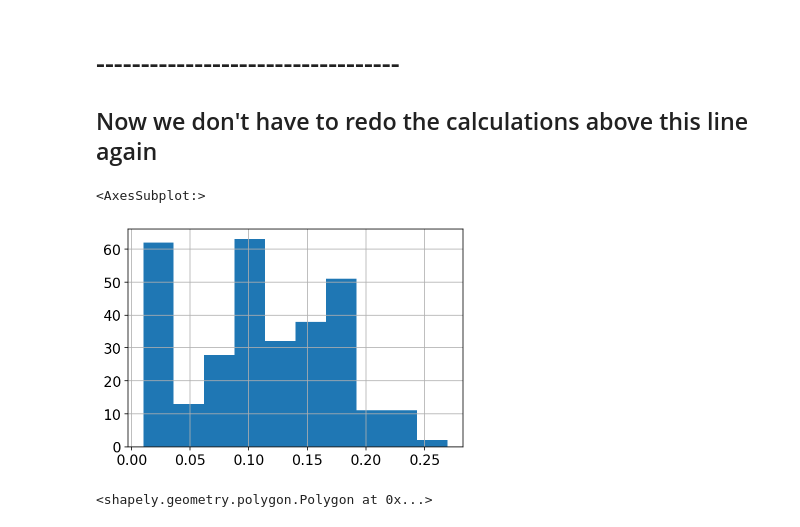
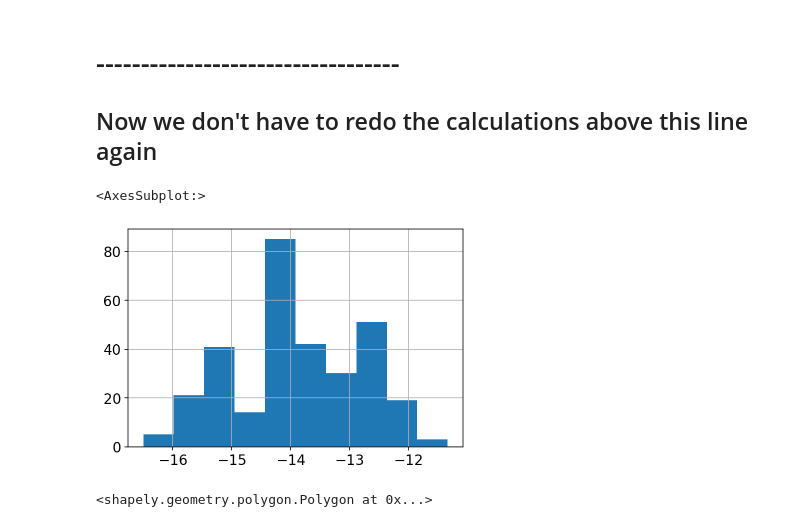
Before and after one commit to lapidesd/streamflow_depletion_metrics_replacement, a Jupyter notebook: Code/aquifer_params.ipynb, the cells around one changed output. Drawn from its saved outputs; the diff is of its cells as text; code cells hidden in the pictures.

```diff
--- a/Code/aquifer_params.ipynb
+++ b/Code/aquifer_params.ipynb
@@ -112,10 +343,10 @@ for f in ['bas_nonref_AKHIPR.shp',
 gagesII_basins = gagesII_basins[gagesII_basins.GAGE_ID.isin(gagesII.STAID)]
 gagesII_basins = gagesII_basins.to_crs('EPSG:4326')
 # %%
-gagesII_join.Porosity.hist()
+gagesII_join.Permeability_permafrost.hist()
 # %% [output]
 <AxesSubplot:>
-[figure, old version]
+[figure, new version]
 # %%
 # import depth to bedrock data
 # https://journals.plos.org/plosone/article?id=10.1371/journal.pone.0169748
```
Also changed, not shown: parts of 11 cells of this notebook, 1 other file.
